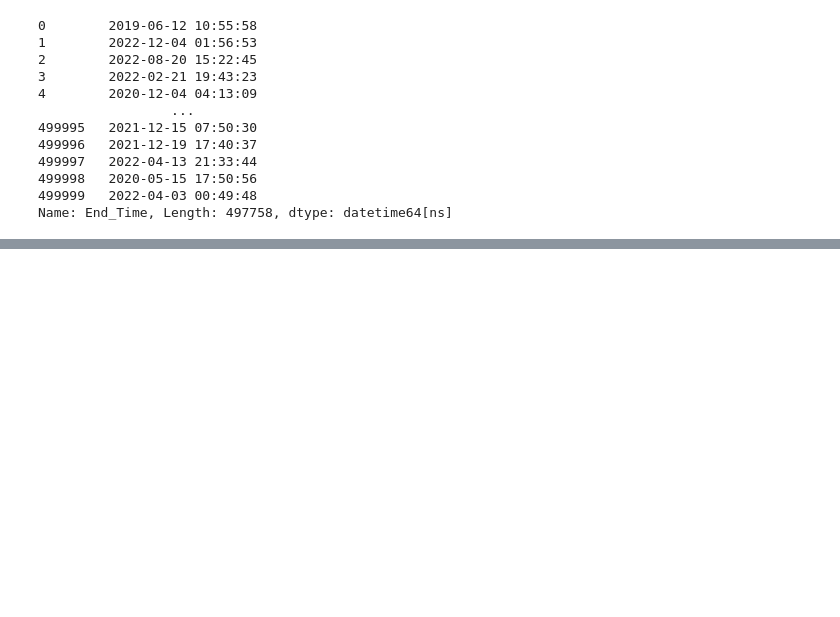
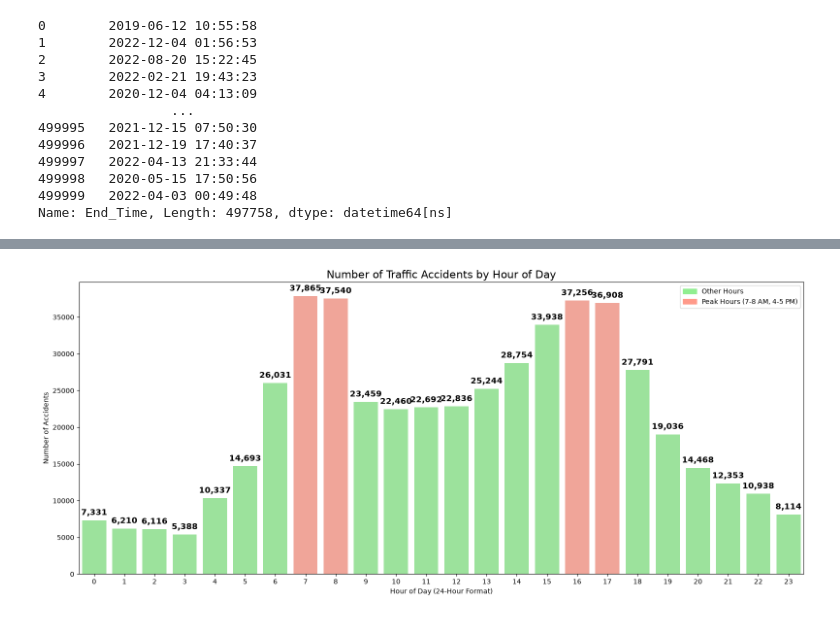
Before and after one commit to AnthonyP3N/Need4Speed-Datathon-2026, a Jupyter notebook: main.ipynb, the cells around one changed output, grey strips where cells are left out. Saved outputs shown, nothing was run; the diff lists cells and outputs as text; code cells hidden in the pictures; blank space fills up the shorter version.

```diff
--- a/main.ipynb
+++ b/main.ipynb
@@ -227,0 +276,56 @@ memory usage: 116.3 MB
+# %%
+from matplotlib.patches import Patch
+
+# Count accidents for each hour (0-23)
+hour_of_accident = dfDates["Hour"].value_counts().reindex(range(24), fill_value=0)
+
+# Set graph size
+plt.figure(figsize=(16, 7))
+
+# Set colors for each hour
+colors = ["lightgreen"] * 24
+
+# Highlight morning rush hours (7 - 8AM)
+colors[7] = "#ff9a8a"
+colors[8] = "#ff9a8a"
+
+# Highlight afternoon rush hours (4 - 5PM)
+colors[16] = "#ff9a8a"
+colors[17] = "#ff9a8a"
+
+# Create bar chart
+ax = sns.barplot(
+    x=hour_of_accident.index,
+    y=hour_of_accident.values,
+    hue=hour_of_accident.index,
+    palette=colors,
+    legend=False
+)
+
+# Add accident counts above each bar
+for bar in ax.containers:
+    ax.bar_label(
+        bar,
+        fmt="{:,.0f}",
+        padding=5,
+        fontsize=10,
+        weight="bold"
+    )
+
+# Add title and labels
+plt.title("Number of Traffic Accidents by Hour of Day", fontsize=16)
+plt.xlabel("Hour of Day (24-Hour Format)")
+plt.ylabel("Number of Accidents")
+
+# Add legend
+plt.legend(handles=[
+    Patch(color="lightgreen", label="Other Hours"),
+    Patch(color="#ff9a8a", label="Peak Hours (7-8 AM, 4-5 PM)")
+])
+
+
+# Improve layout
+plt.tight_layout()
+plt.show()
+# %% [output]
+[figure, added]
```
Also changed, not shown: parts of 14 cells of this notebook.
